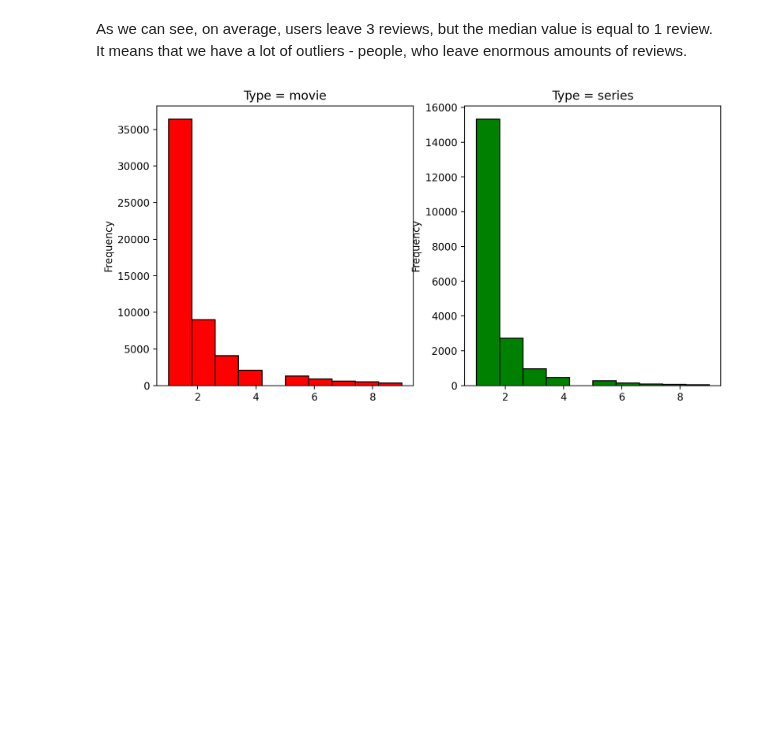
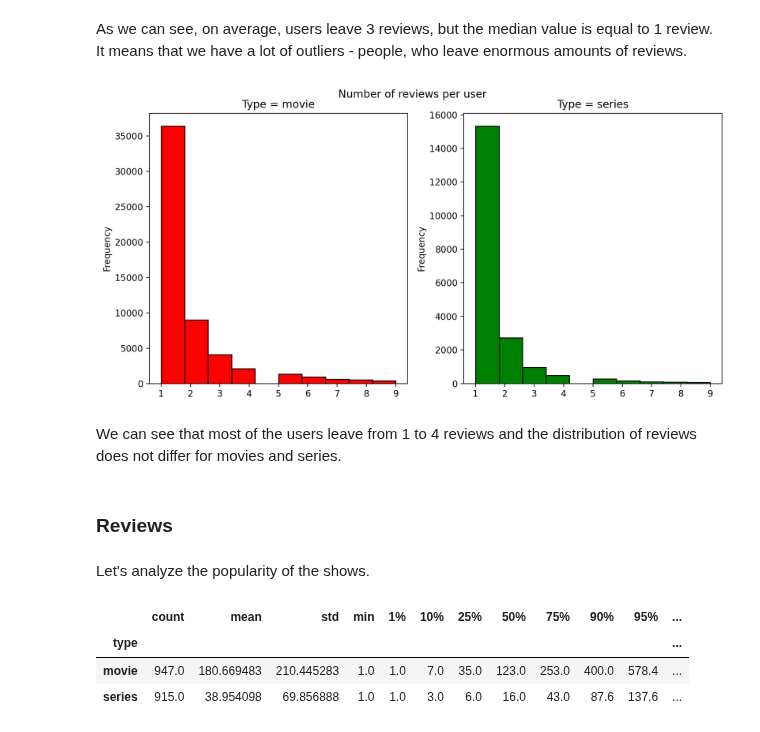
Before and after one commit to Extremesarova/shows_analysis, a Jupyter notebook: shows_analysis/notebooks/4_datasets_eda/reviews_eda.ipynb, the cells around one changed output. Saved outputs shown, nothing was run; the diff lists cells and outputs as text; code cells hidden in the pictures; blank space fills up the shorter version.

Commit message:
moved plots from transformation stage to eda, added functions for plotting

```diff
--- a/shows_analysis/notebooks/4_datasets_eda/reviews_eda.ipynb
+++ b/shows_analysis/notebooks/4_datasets_eda/reviews_eda.ipynb
@@ -18,0 +21,17 @@ SEED = 42
+# %%
+def plot_per_type(dataframe: pd.DataFrame, column: str, title: str, bins: int = 10):
+    f, ax = plt.subplots(1, 2, figsize=(10, 5))
+
+    dataframe[dataframe["type"] == "movie"][column].plot.hist(
+        ax=ax[0], edgecolor="black", color="red", bins=bins
+    )
+    ax[0].set_title("Type = movie")
+
+    dataframe[dataframe["type"] == "series"][column].plot.hist(
+        ax=ax[1], edgecolor="black", color="green", bins=bins
+    )
+    ax[1].set_title("Type = series")
+
+    f.tight_layout()
+    f.suptitle(title, y=1.0)
+    plt.show()
@@ -99,20 +144,17 @@ It means that we have a lot of outliers - people, who leave enormous amounts of
 number_of_reviews_per_user_per_type_cut = number_of_reviews_per_user_per_type[
     number_of_reviews_per_user_per_type["reviews_per_user"] <= 9
 ]
-# %%
-f, ax = plt.subplots(1, 2, figsize=(10, 5))
-
-number_of_reviews_per_user_per_type_cut[
-    number_of_reviews_per_user_per_type_cut["type"] == "movie"
-]["reviews_per_user"].plot.hist(ax=ax[0], edgecolor="black", color="red")
-ax[0].set_title("Type = movie")
-
-
-number_of_reviews_per_user_per_type_cut[
-    number_of_reviews_per_user_per_type_cut["type"] == "series"
-]["reviews_per_user"].plot.hist(ax=ax[1], color="green", edgecolor="black")
-ax[1].set_title("Type = series")
-
-plt.show()
-# %% [output]
-[figure, removed]
+# %%
+plot_per_type(
+    dataframe=number_of_reviews_per_user_per_type_cut,
+    column="reviews_per_user",
+    title="Number of reviews per user",
+)
+# %% [output]
+[figure, added]
+# %% [markdown]
+We can see that most of the users leave from 1 to 4 reviews and the distribution of reviews does not differ for movies and series.
+# %% [markdown]
+### Reviews
+# %% [markdown]
+Let's analyze the popularity of the shows.
@@ -118,0 +168,9 @@ plt.show()
+# %%
+number_of_reviews_per_user_per_type.groupby("type")["reviews_per_show"].describe(
+    percentiles=[0.01, 0.1, 0.25, 0.5, 0.75, 0.9, 0.95, 0.99, 0.999]
+)
+# %% [output]
+|  | count | mean | std | min | 1% | 10% | 25% | 50% | 75% | 90% | 95% | ... |
+| type |  |  |  |  |  |  |  |  |  |  |  | ... |
+| movie | 947.0 | 180.669483 | 210.445283 | 1.0 | 1.0 | 7.0 | 35.0 | 123.0 | 253.0 | 400.0 | 578.4 | ... |
+| series | 915.0 | 38.954098 | 69.856888 | 1.0 | 1.0 | 3.0 | 6.0 | 16.0 | 43.0 | 87.6 | 137.6 | ... |
```
Also changed, not shown: parts of 18 cells of this notebook, 2 other files.
